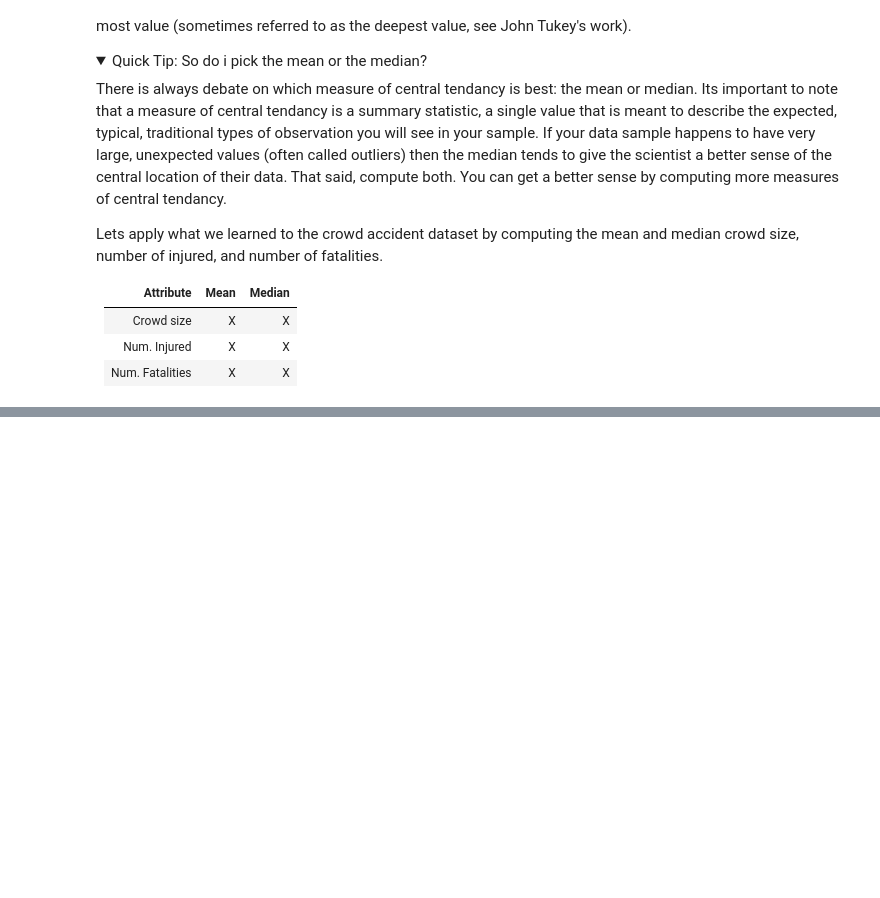
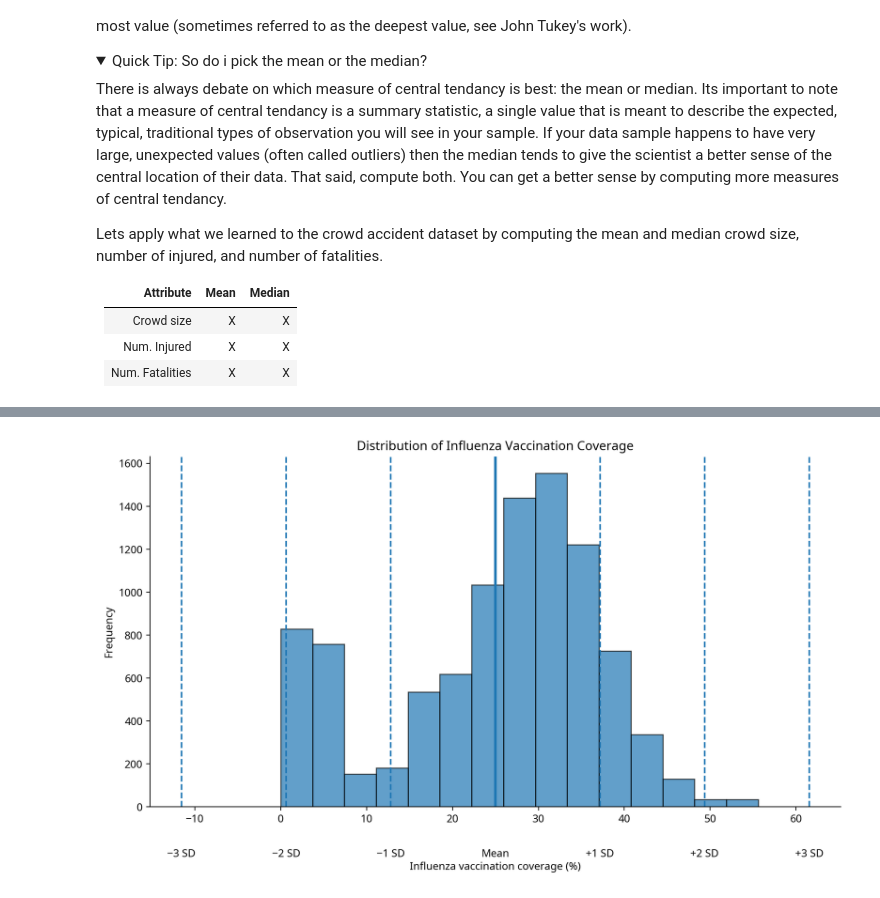
Before and after one commit to computationalUncertaintyLab/Plots_and_Prob, a Jupyter notebook: EDA.ipynb, the cells around one changed output, grey strips where cells are left out. Cells and saved outputs as stored; diff of their text form; code cells hidden in the pictures; folded sections open; blank space fills up the shorter version.

```diff
--- a/EDA.ipynb
+++ b/EDA.ipynb
@@ -237,0 +243,7 @@ To move the variance back into our original units we need to get rid of that squ
+# %%
+import pandas as pd
+
+url = "https://data.cdc.gov/api/views/vh55-3he6/rows.csv?accessType=DOWNLOAD"
+
+flu_vax = pd.read_csv(url)
+print(len(flu_vax))
@@ -237,0 +252,82 @@ To move the variance back into our original units we need to get rid of that squ
+# %%
+flu_vax["Estimate (%)"] = pd.to_numeric(
+    flu_vax["Estimate (%)"],
+    errors="coerce"
+)
+
+flu_vax = flu_vax.dropna(subset=["Estimate (%)"])
+
+college_age = flu_vax[
+    flu_vax["Dimension Type"].str.contains("Age", case=False, na=False)
+    & flu_vax["Dimension"].eq("18-49 Years")
+].copy()
+
+college_age = college_age.dropna(subset=["Estimate (%)"])
+
+import numpy as np
+import matplotlib.pyplot as plt
+
+x = college_age["Estimate (%)"]
+mean = x.mean()
+std  = x.std()
+
+fig, ax = plt.subplots(figsize=(10, 6))
+
+# Histogram
+ax.hist(
+    x,
+    bins=15,
+    edgecolor="black",
+    alpha=0.7
+)
+
+# Mean
+ax.axvline(mean, linewidth=2.5)
+
+# Standard deviations
+for k in [1, 2, 3]:
+    ax.axvline(mean - k*std, linestyle="--", linewidth=1.5)
+    ax.axvline(mean + k*std, linestyle="--", linewidth=1.5)
+
+# Labels underneath the x-axis
+positions = [
+    mean - 3*std,
+    mean - 2*std,
+    mean - 1*std,
+    mean,
+    mean + 1*std,
+    mean + 2*std,
+    mean + 3*std
+]
+
+labels = [
+    "−3 SD",
+    "−2 SD",
+    "−1 SD",
+    "Mean",
+    "+1 SD",
+    "+2 SD",
+    "+3 SD"
+]
+
+for pos, label in zip(positions, labels):
+    ax.text(
+        pos, -0.12,
+        label,
+        ha="center",
+        va="top",
+        transform=ax.get_xaxis_transform(),
+        fontsize=10
+    )
+
+ax.set_xlabel("Influenza vaccination coverage (%)", labelpad=35)
+ax.set_ylabel("Frequency")
+ax.set_title("Distribution of Influenza Vaccination Coverage")
+
+ax.spines["top"].set_visible(False)
+ax.spines["right"].set_visible(False)
+
+plt.tight_layout()
+plt.show()
+# %% [output]
+[figure, added]
```
Also changed, not shown: parts of 3 cells of this notebook.
